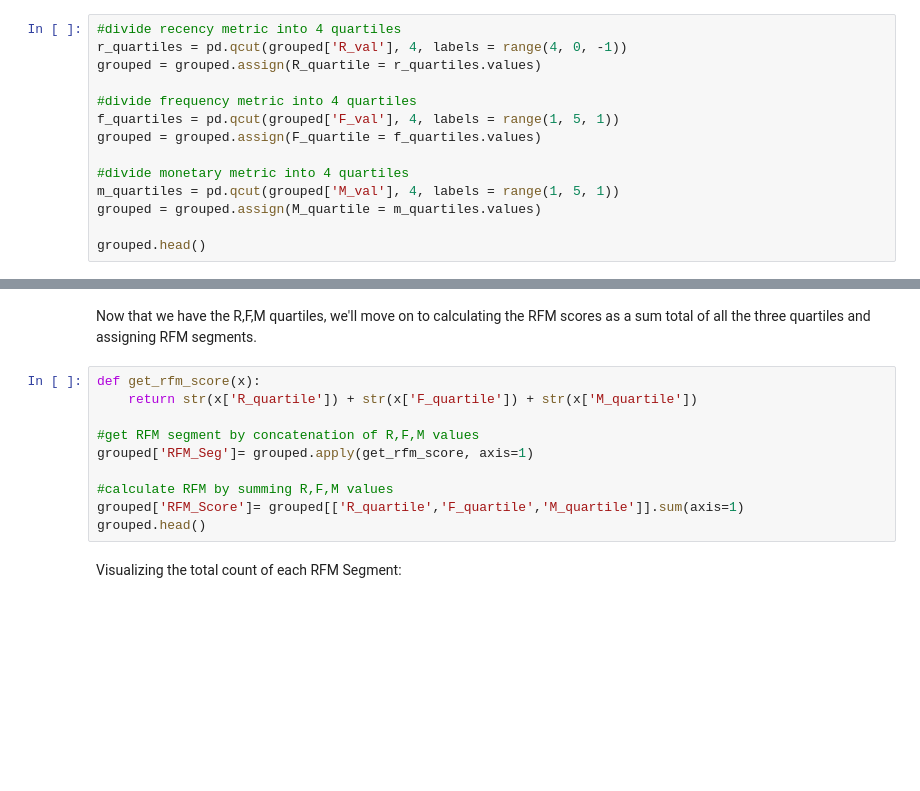
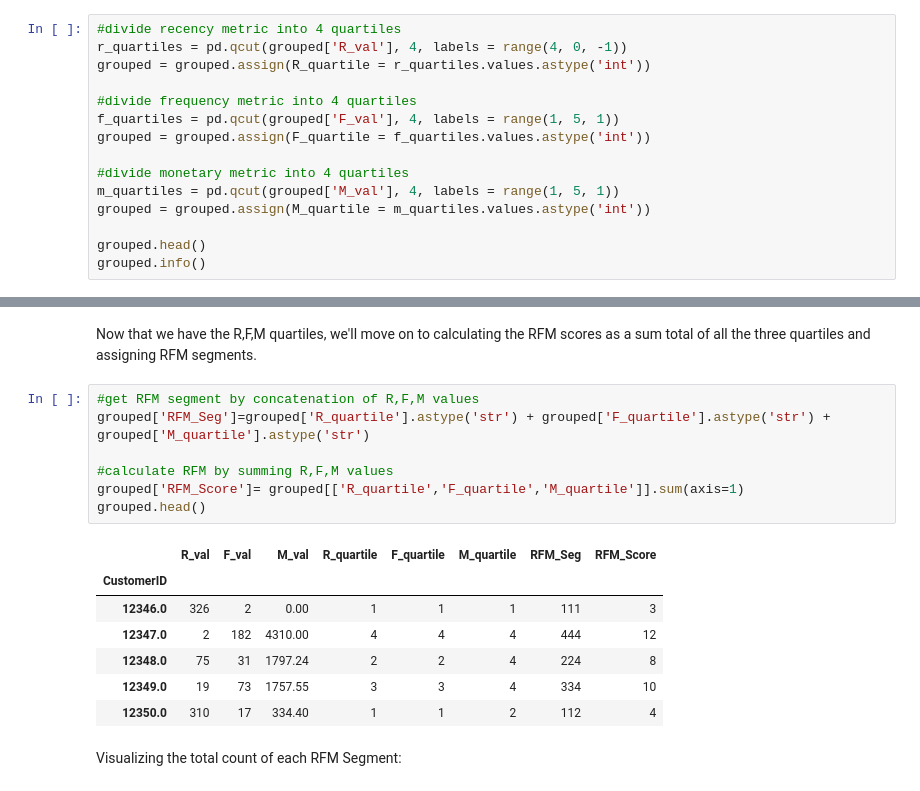
Before and after one commit to Aishwarya-Sarkar/Customer-Segmentation, a Jupyter notebook: segmentation-cohort-rfm-analysis-k-means.ipynb, the cells around one changed output, grey strips where cells are left out. Saved outputs shown, nothing was run; the diff lists cells and outputs as text; blank space fills up the shorter version.

```diff
--- a/segmentation-cohort-rfm-analysis-k-means.ipynb
+++ b/segmentation-cohort-rfm-analysis-k-means.ipynb
@@ -133,14 +220,15 @@ grouped.reset_index().head()
 # %%
 #divide recency metric into 4 quartiles
 r_quartiles = pd.qcut(grouped['R_val'], 4, labels = range(4, 0, -1))
-grouped = grouped.assign(R_quartile = r_quartiles.values)
+grouped = grouped.assign(R_quartile = r_quartiles.values.astype('int'))
 
 #divide frequency metric into 4 quartiles
 f_quartiles = pd.qcut(grouped['F_val'], 4, labels = range(1, 5, 1))
-grouped = grouped.assign(F_quartile = f_quartiles.values)
+grouped = grouped.assign(F_quartile = f_quartiles.values.astype('int'))
 
 #divide monetary metric into 4 quartiles
 m_quartiles = pd.qcut(grouped['M_val'], 4, labels = range(1, 5, 1))
-grouped = grouped.assign(M_quartile = m_quartiles.values)
+grouped = grouped.assign(M_quartile = m_quartiles.values.astype('int'))
 
 grouped.head()
+grouped.info()
@@ -147,15 +249,20 @@ grouped.head()
 # %% [markdown]
 Now that we have the R,F,M quartiles, we'll move on to calculating the RFM scores as a sum total of all the three quartiles and assigning RFM segments.
 # %%
-def get_rfm_score(x):
-    return str(x['R_quartile']) + str(x['F_quartile']) + str(x['M_quartile'])
-
 #get RFM segment by concatenation of R,F,M values
-grouped['RFM_Seg']= grouped.apply(get_rfm_score, axis=1)
+grouped['RFM_Seg']=grouped['R_quartile'].astype('str') + grouped['F_quartile'].astype('str') + grouped['M_quartile'].astype('str')
 
 #calculate RFM by summing R,F,M values
 grouped['RFM_Score']= grouped[['R_quartile','F_quartile','M_quartile']].sum(axis=1)
 grouped.head()
+# %% [output]
+|  | R_val | F_val | M_val | R_quartile | F_quartile | M_quartile | RFM_Seg | RFM_Score |
+| CustomerID |  |  |  |  |  |  |  |  |
+| 12346.0 | 326 | 2 | 0.00 | 1 | 1 | 1 | 111 | 3 |
+| 12347.0 | 2 | 182 | 4310.00 | 4 | 4 | 4 | 444 | 12 |
+| 12348.0 | 75 | 31 | 1797.24 | 2 | 2 | 4 | 224 | 8 |
+| 12349.0 | 19 | 73 | 1757.55 | 3 | 3 | 4 | 334 | 10 |
+| 12350.0 | 310 | 17 | 334.40 | 1 | 1 | 2 | 112 | 4 |
 # %% [markdown]
 Visualizing the total count of each RFM Segment:
 # %%
```
Also changed, not shown: parts of 24 cells of this notebook.
